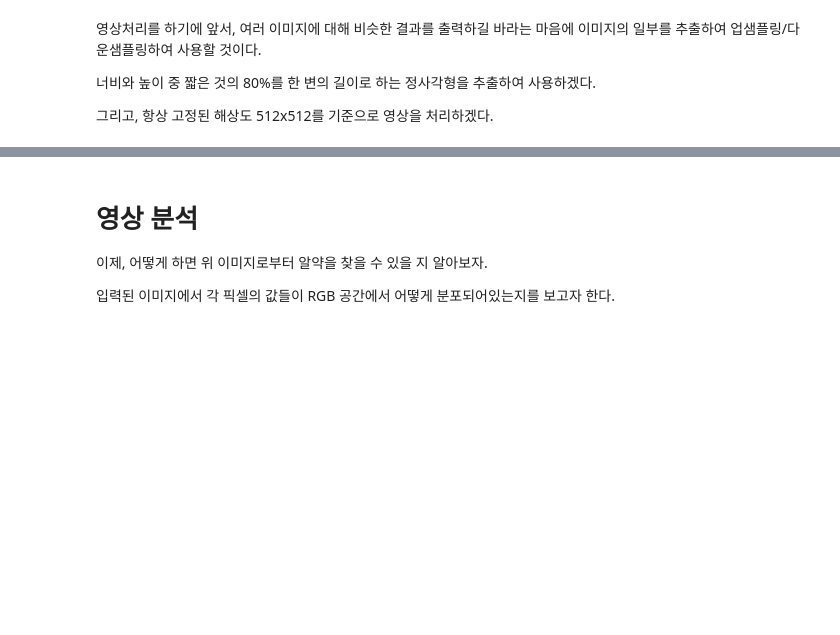
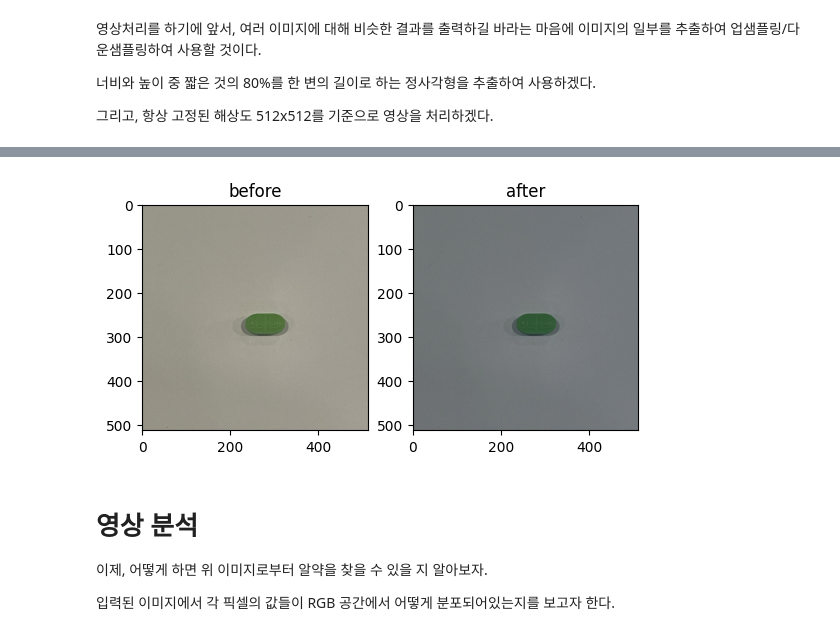
Before and after one commit to r-yak/research, a Jupyter notebook: notebooks/colored.ipynb, the cells around one changed output, grey strips where cells are left out. Saved outputs shown, nothing was run; the diff lists cells and outputs as text; code cells hidden in the pictures; blank space fills up the shorter version.

```diff
--- a/notebooks/colored.ipynb
+++ b/notebooks/colored.ipynb
@@ -55,3 +80,31 @@ plt.imshow(image)
+# %%
+def f(image):
+    # Convert the image to the LAB color space
+    image_lab = cv2.cvtColor(image, cv2.COLOR_BGR2LAB)
+
+    # Create an instance of the SimpleWB class
+    awb = cv2.xphoto.createGrayworldWB()
+
+    # Apply automatic white balance correction
+    image_balanced = awb.balanceWhite(image_lab)
+
+    # Convert the image back to the original color space
+    image_result = cv2.cvtColor(image_balanced, cv2.COLOR_LAB2BGR)
+    return image_result
+
+
+before = images[-1]
+after = f(before)
+
+plt.subplot(121)
+plt.imshow(cv2.cvtColor(before, cv2.COLOR_BGR2RGB))
+plt.title('before')
+plt.subplot(122)
+plt.imshow(cv2.cvtColor(after, cv2.COLOR_BGR2RGB))
+plt.title('after')
+plt.show()
+# %% [output]
+[figure, added]
 # %% [markdown]
 # 영상 분석
 
```
Also changed, not shown: parts of 25 cells of this notebook, 3 other files.
